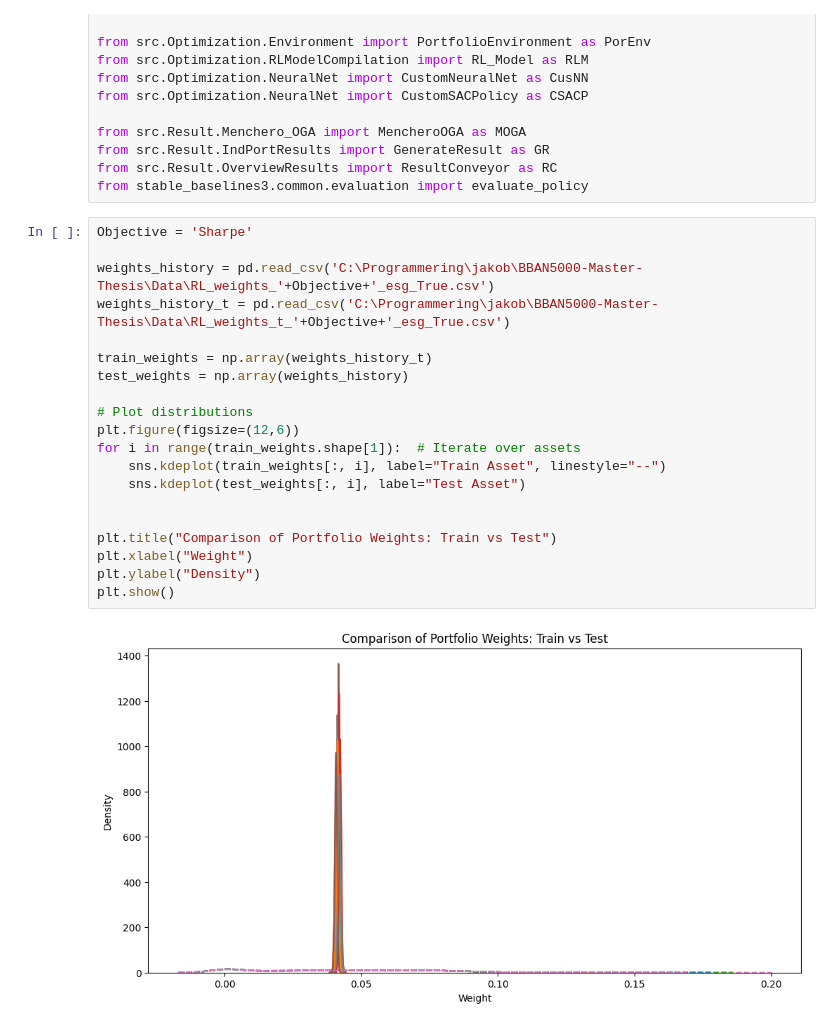
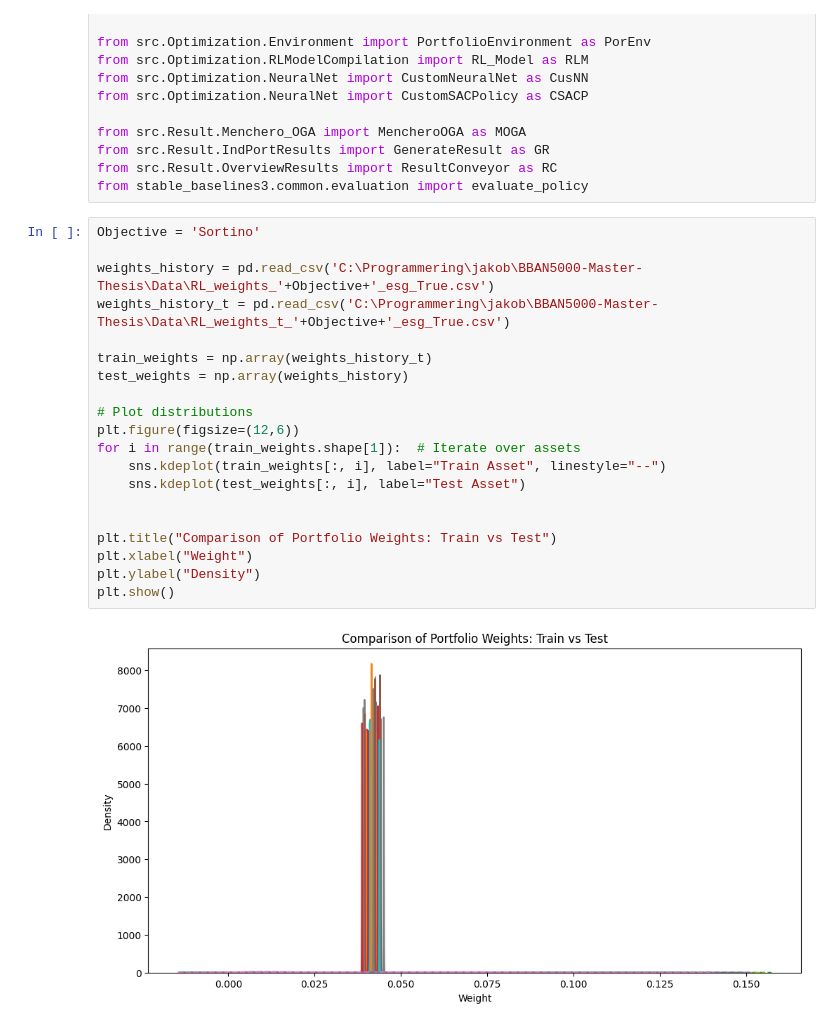
Before and after one commit to DataJakob/BBAN5000-Master-Thesis, a Jupyter notebook: test.ipynb, the cells around one changed output. Cells and saved outputs as stored; diff of their text form.

```diff
--- a/test.ipynb
+++ b/test.ipynb
@@ -145,27 +145,27 @@ from src.Result.IndPortResults import GenerateResult as GR
 from src.Result.OverviewResults import ResultConveyor as RC
 from stable_baselines3.common.evaluation import evaluate_policy
 # %%
-Objective = 'Sharpe'
+Objective = 'Sortino'
 
 weights_history = pd.read_csv('C:\Programmering\jakob\BBAN5000-Master-Thesis\Data\RL_weights_'+Objective+'_esg_True.csv')
 weights_history_t = pd.read_csv('C:\Programmering\jakob\BBAN5000-Master-Thesis\Data\RL_weights_t_'+Objective+'_esg_True.csv')
 
 train_weights = np.array(weights_history_t)
 test_weights = np.array(weights_history)
 
 # Plot distributions
 plt.figure(figsize=(12,6))
 for i in range(train_weights.shape[1]):  # Iterate over assets
     sns.kdeplot(train_weights[:, i], label="Train Asset", linestyle="--")
     sns.kdeplot(test_weights[:, i], label="Test Asset")
 
 
 plt.title("Comparison of Portfolio Weights: Train vs Test")
 plt.xlabel("Weight")
 plt.ylabel("Density")
 plt.show()
 # %% [output]
-[figure, old version]
+[figure, new version]
 # %%
 reward_history = pd.read_csv('C:\Programmering\jakob\BBAN5000-Master-Thesis\Data\RL_reward_'+Objective+'_esg_True.csv')
 reward_history_t = pd.read_csv('C:\Programmering\jakob\BBAN5000-Master-Thesis\Data\RL_reward_t_'+Objective+'_esg_True.csv')
```
Also changed, not shown: parts of 2 cells of this notebook, 30 other files.
